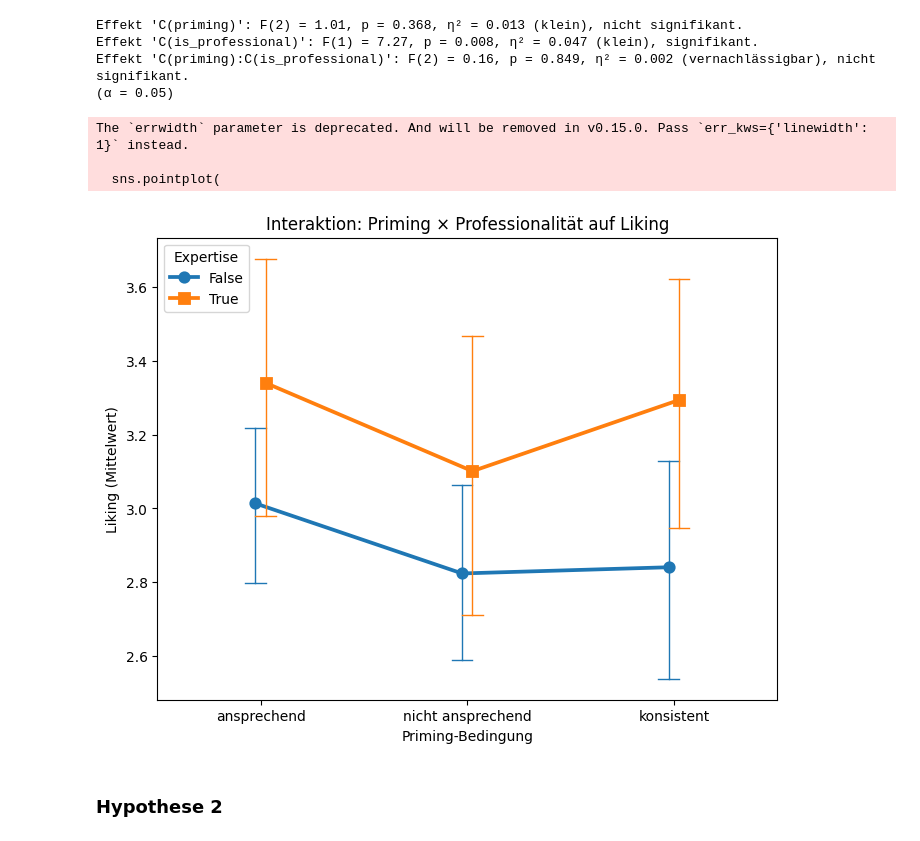
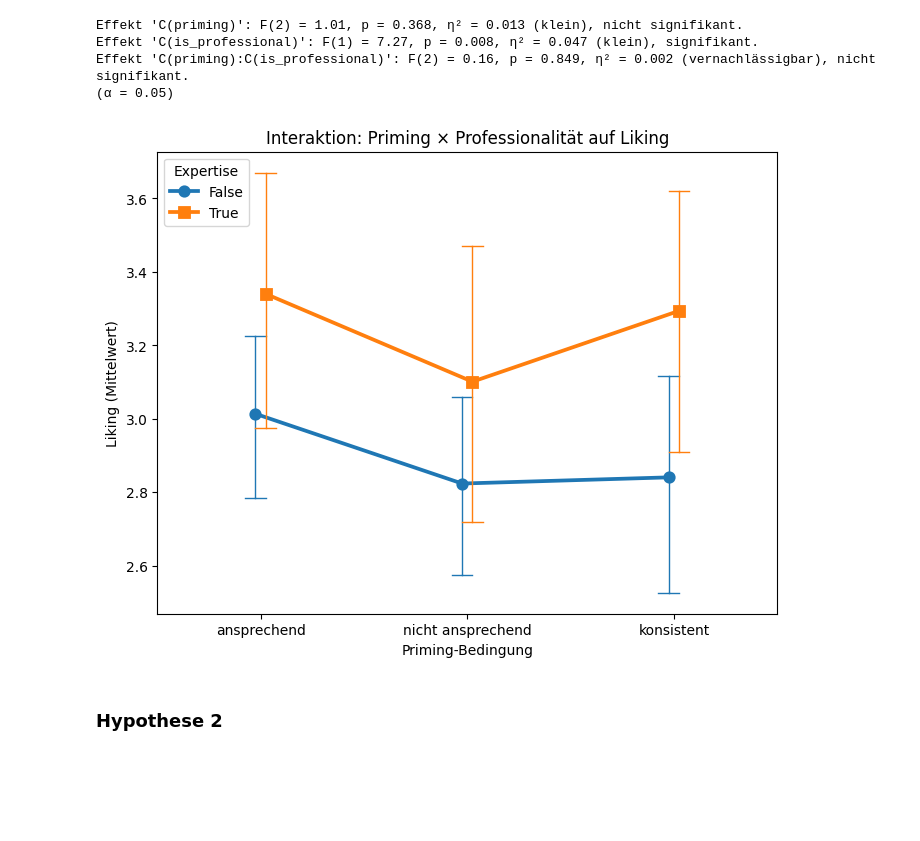
Before and after one commit to jkleinau/Datenanalyse, a Jupyter notebook: main.ipynb, the cells around one changed output. Drawn from its saved outputs; the diff is of its cells as text; code cells hidden in the pictures; blank space fills up the shorter version.

```diff
--- a/main.ipynb
+++ b/main.ipynb
@@ -494,22 +494,19 @@ Effekt 'C(priming):C(is_professional)': F(2) = 0.16, p = 0.849, η² = 0.002 (ve
 # %%
 plt.figure(figsize=(8,6))
 sns.pointplot(
     data=combined_df, x='priming', y='mean_liking', hue='is_professional',
-    dodge=True, markers=['o','s'], capsize=.1, errwidth=1
+    dodge=True, markers=['o','s'], capsize=.1, err_kws={'linewidth': 1}
 )
 plt.title('Interaktion: Priming × Professionalität auf Liking')
 plt.xlabel('Priming-Bedingung')
 # plt.yticks(range(0, 6, 1))
 plt.xticks([0,1,2], ['ansprechend', 'nicht ansprechend', 'konsistent'])
 
 plt.ylabel('Liking (Mittelwert)')
 plt.legend(title='Expertise')
 plt.show()
 # %% [output]
-The `errwidth` parameter is deprecated. And will be removed in v0.15.0. Pass `err_kws={'linewidth': 1}` instead.
-
-  sns.pointplot(
-[figure, old version]
+[figure, new version]
 # %% [markdown]
 ### Hypothese 2
 # %%
```
Also changed, not shown: parts of 14 cells of this notebook.
